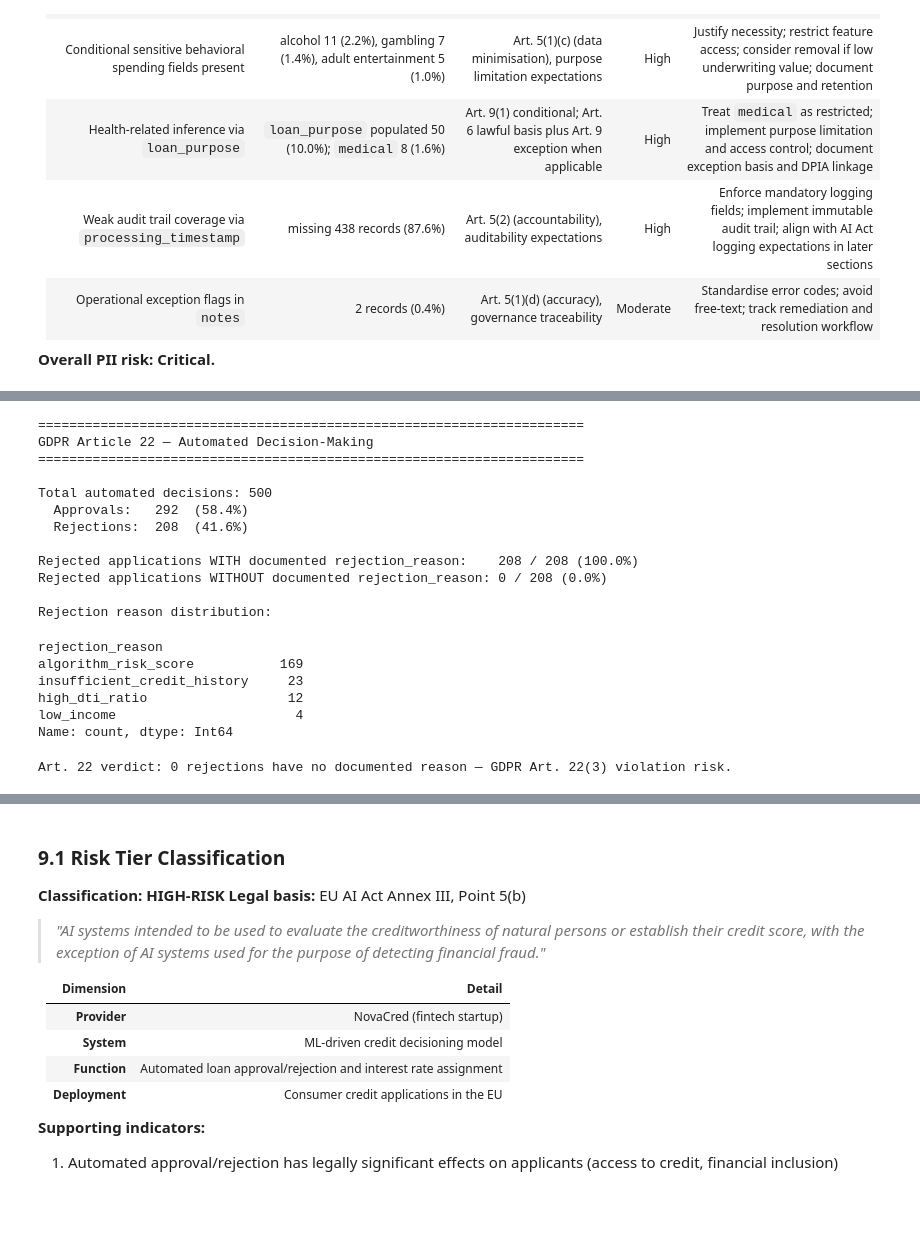
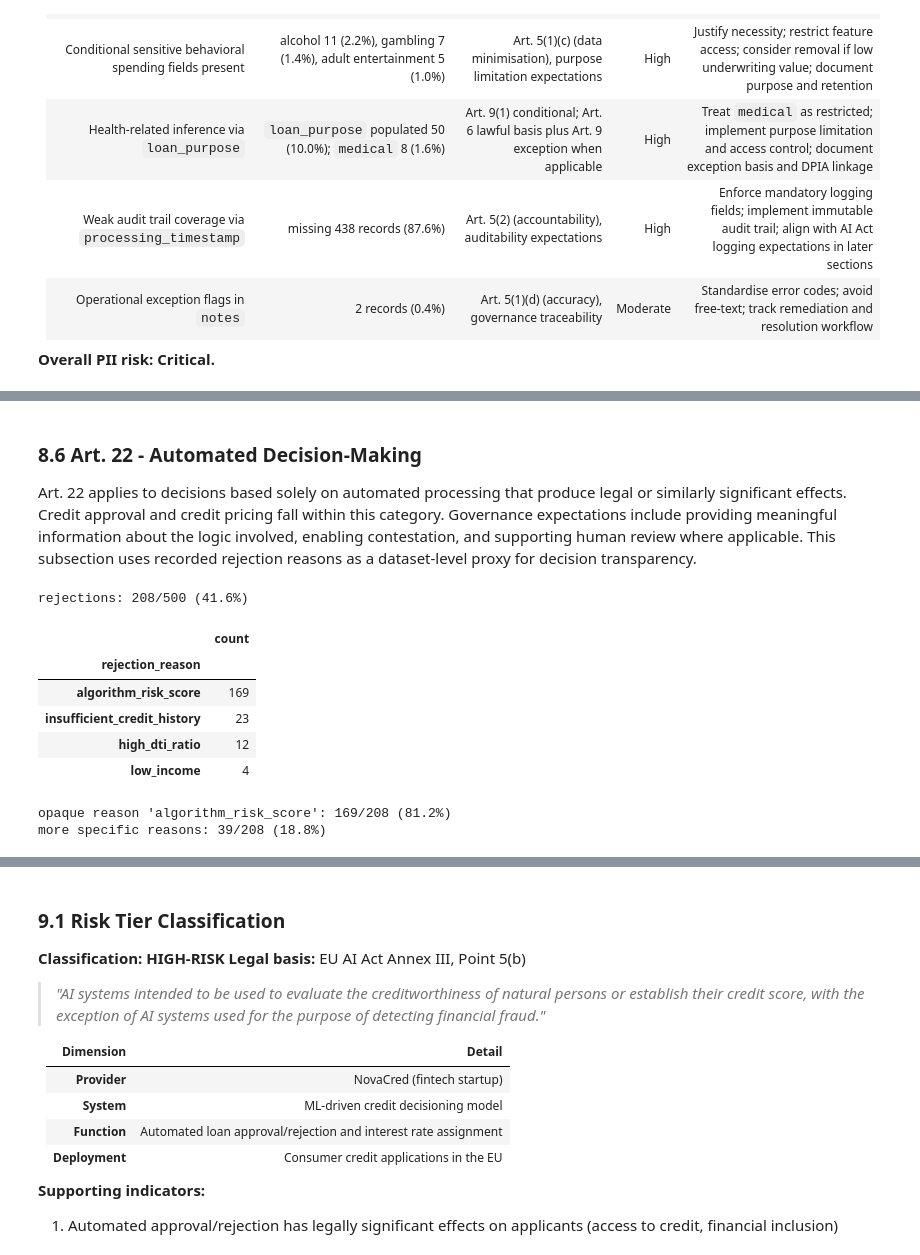
Before and after one commit to mchlkan/dego-2606-group3, a Jupyter notebook: notebooks/03-privacy-demo.ipynb, the cells around one changed output, grey strips where cells are left out. Saved outputs shown, nothing was run; the diff lists cells and outputs as text; code cells hidden in the pictures; blank space fills up the shorter version.

```diff
--- a/notebooks/03-privacy-demo.ipynb
+++ b/notebooks/03-privacy-demo.ipynb
@@ -767,51 +750,36 @@ Risk: an erasure workflow that deletes by ID may miss duplicate records if de-du
+# %% [markdown]
+### 8.6 Art. 22 - Automated Decision-Making
+
+Art. 22 applies to decisions based solely on automated processing that produce legal or similarly significant effects. Credit approval and credit pricing fall within this category. Governance expectations include providing meaningful information about the logic involved, enabling contestation, and supporting human review where applicable. This subsection uses recorded rejection reasons as a dataset-level proxy for decision transparency.
 # %%
-# GDPR Article 22 — Automated Individual Decision-Making
-# Art. 22 gives data subjects the right NOT to be subject to a decision based
-# solely on automated processing that produces legal or similarly significant effects.
-# Credit approval/rejection is explicitly cited in Recital 71 as such a decision.
+# rejection reason distribution and opacity check
+n_records = len(df)
 
-print("=" * 70)
-print("GDPR Article 22 — Automated Decision-Making")
-print("=" * 70)
+required_cols = ["loan_approved", "rejection_reason"]
+missing_required = [c for c in required_cols if c not in df.columns]
+if missing_required:
+    print(f"missing columns for art. 22 check: {missing_required}")
+else:
+    rej = df[df["loan_approved"] == 0].copy()
+    n_rej = len(rej)
 
-# quantify the scope of automated decisions in the dataset
-total_decisions = df["loan_approved"].notna().sum()
-approvals = int(df["loan_approved"].sum())
-rejections = total_decisions - approvals
+    print(f"rejections: {n_rej}/{n_records} ({n_rej/n_records:.1%})")
 
-print(f"\nTotal automated decisions: {total_decisions}")
-print(f"  Approvals:   {approvals}  ({approvals/total_decisions:.1%})")
-print(f"  Rejections:  {rejections}  ({rejections/total_decisions:.1%})")
+    reason_counts = rej["rejection_reason"].value_counts(dropna=False)
+    display(reason_counts.to_frame("count"))
 
-# Art. 22(3) requires meaningful information about the logic, significance,
-# and consequences of the automated decision
-has_reason = int(df.loc[df["loan_approved"] == False, "rejection_reason"].notna().sum())
-no_reason  = int(df.loc[df["loan_approved"] == False, "rejection_reason"].isna().sum())
+    opaque = int((rej["rejection_reason"] == "algorithm_risk_score").sum())
+    informative = n_rej - opaque
 
-print(f"\nRejected applications WITH documented rejection_reason:    {has_reason} / {rejections} ({has_reason/rejections:.1%})")
-print(f"Rejected applications WITHOUT documented rejection_reason: {no_reason} / {rejections} ({no_reason/rejections:.1%})")
-
-print("\nRejection reason distribution:")
-display(df.loc[df["loan_approved"] == False, "rejection_reason"].value_counts(dropna=False))
-
-print(f"\nArt. 22 verdict: {no_reason} rejections have no documented reason — GDPR Art. 22(3) violation risk.")
+    print(f"opaque reason 'algorithm_risk_score': {opaque}/{n_rej} ({opaque/n_rej:.1%})")
+    print(f"more specific reasons: {informative}/{n_rej} ({informative/n_rej:.1%})")
 # %% [output]
-======================================================================
-GDPR Article 22 — Automated Decision-Making
-======================================================================
-
-Total automated decisions: 500
-  Approvals:   292  (58.4%)
-  Rejections:  208  (41.6%)
-
-Rejected applications WITH documented rejection_reason:    208 / 208 (100.0%)
-Rejected applications WITHOUT documented rejection_reason: 0 / 208 (0.0%)
-
-Rejection reason distribution:
+rejections: 208/500 (41.6%)
+|  | count |
+| rejection_reason |  |
+| algorithm_risk_score | 169 |
+| insufficient_credit_history | 23 |
+| high_dti_ratio | 12 |
+| low_income | 4 |
-rejection_reason
-algorithm_risk_score           169
-insufficient_credit_history     23
-high_dti_ratio                  12
-low_income                       4
-Name: count, dtype: Int64
+opaque reason 'algorithm_risk_score': 169/208 (81.2%)
+more specific reasons: 39/208 (18.8%)
-Art. 22 verdict: 0 rejections have no documented reason — GDPR Art. 22(3) violation risk.
```
Also changed, not shown: parts of 64 cells of this notebook.
